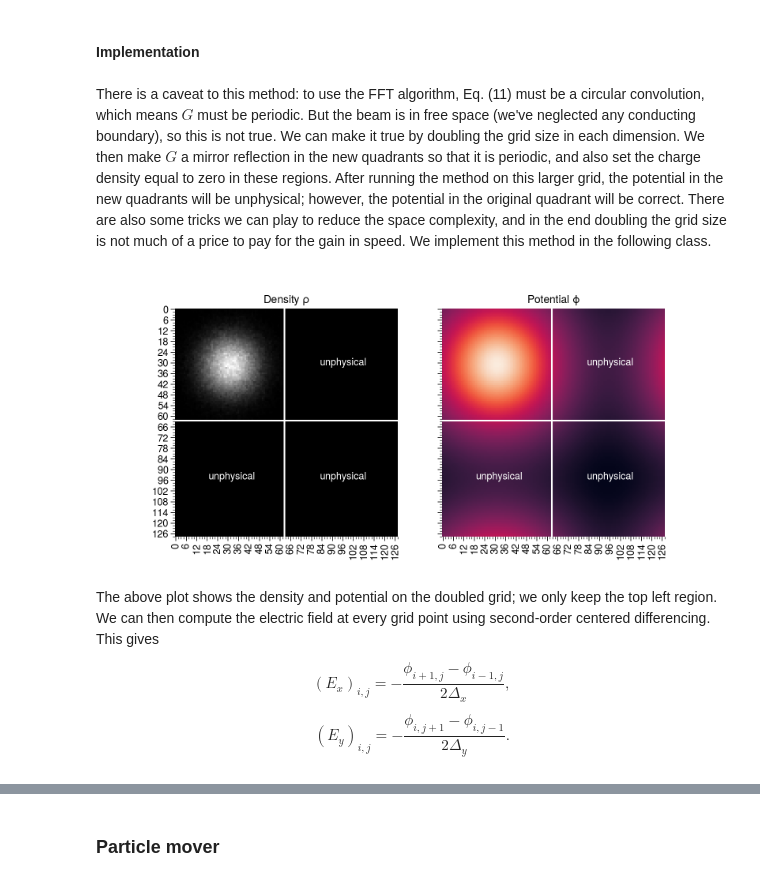
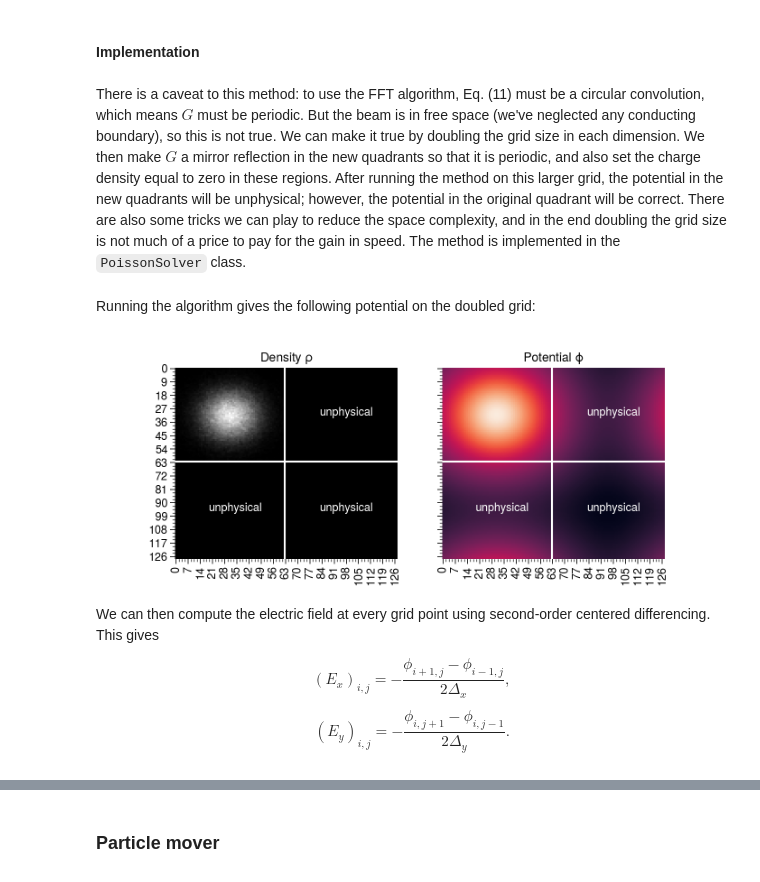
Before and after one commit to austin-hoover/blog_old, a Jupyter notebook: _notebooks/2021-02-15-PIC.ipynb, the cells around one changed output, grey strips where cells are left out. Drawn from its saved outputs; the diff is of its cells as text; code cells hidden in the pictures.

```diff
--- a/_notebooks/2021-02-15-PIC.ipynb
+++ b/_notebooks/2021-02-15-PIC.ipynb
@@ -308,13 +313,6 @@ class Bunch:
         self.compute_macrosize()
         self.X, self.positions = None, None
 
-    def fill(self, X):
-        """Fill with particles."""
-        self.X = X if self.X is None else np.vstack([self.X, X])
-        self.positions = self.X[:, [0, 2]]
-        self.nparts = self.X.shape[0]
-        self.compute_macrosize()
-
     def compute_macrosize(self):
         """Update the macrosize and macrocharge."""
         if self.nparts > 0:
@@ -323,6 +321,13 @@ class Bunch:
             self.macrosize = 0
         self.macrocharge = self.charge * self.macrosize
 
+    def fill(self, X):
+        """Fill with particles."""
+        self.X = X if self.X is None else np.vstack([self.X, X])
+        self.positions = self.X[:, [0, 2]]
+        self.nparts = X.shape[0]
+        self.compute_macrosize()
+
     def compute_extremum(self):
         """Get extreme x and y coorinates."""
         self.xmin, self.ymin = np.min(self.positions, axis=0)
@@ -520,7 +535,7 @@ where the hat represents the [discrete Fourier transform](https://en.wikipedia.o
 # %% [markdown]
 #### Implementation
 # %% [markdown]
-There is a caveat to this method: to use the FFT algorithm, Eq. (11) must be a circular convolution, which means $G$ must be periodic. But the beam is in free space (we've neglected any conducting boundary), so this is not true. We can make it true by doubling the grid size in each dimension. We then make $G$ a mirror reflection in the new quadrants so that it is periodic, and also set the charge density equal to zero in these regions. After running the method on this larger grid, the potential in the new quadrants will be unphysical; however, the potential in the original quadrant will be correct. There are also some tricks we can play to reduce the space complexity, and in the end doubling the grid size is not much of a price to pay for the gain in speed. We implement this method in the following class.
+There is a caveat to this method: to use the FFT algorithm, Eq. (11) must be a circular convolution, which means $G$ must be periodic. But the beam is in free space (we've neglected any conducting boundary), so this is not true. We can make it true by doubling the grid size in each dimension. We then make $G$ a mirror reflection in the new quadrants so that it is periodic, and also set the charge density equal to zero in these regions. After running the method on this larger grid, the potential in the new quadrants will be unphysical; however, the potential in the original quadrant will be correct. There are also some tricks we can play to reduce the space complexity, and in the end doubling the grid size is not much of a price to pay for the gain in speed. The method is implemented in the `PoissonSolver` class.
 # %%
 from scipy.fft import fft2, ifft2
 
@@ -531,8 +546,8 @@ class PoissonSolver:
     ----------
     rho, phi, G : ndarray, shape (2*Nx, 2*Ny)
         Charge density (rho), potential (phi), and Green's function (G) at each
-        grid point. Only one quadrant (i < Nx, j < Ny) corresponds to to the
-        real potential.
+        grid point on a doubled grid. Only one quadrant (i < Nx, j < Ny)
+        corresponds to to the real potential.
     """
     def __init__(self, grid):
         self.grid = grid
@@ -544,20 +559,18 @@ class PoissonSolver:
         self.__init__(grid)
 
     def _compute_greens_function(self, line_charge_density):
-        """Compute Green's function on extended grid."""
+        """Compute Green's function on doubled grid."""
         Nx, Ny = self.grid.Nx, self.grid.Ny
-        x = self.grid.x - self.grid.x[0]
-        y = self.grid.y - self.grid.y[0]
-        Y, X = np.meshgrid(x, y)
+        Y, X = np.meshgrid(self.grid.x - self.grid.xmin,
+                           self.grid.y - self.grid.ymin)
         self.G[:Nx, :Ny] = np.log(X**2 + Y**2, out=np.zeros_like(X),
                                   where=(X+Y>0))
         self.G *= -0.5 * line_charge_density / (2 * pi * epsilon_0)
-        # Make periodic
         self.G[Nx:, :] = np.flip(self.G[:Nx, :], axis=0)
         self.G[:, Ny:] = np.flip(self.G[:, :Ny], axis=1)
 
     def get_potential(self, rho, line_charge_density):
-        """Compute the electric potential.
+        """Compute the electric potential on the grid.
 
         Parameters
         ----------
@@ -576,3 +589,5 @@ class PoissonSolver:
         self._compute_greens_function(line_charge_density)
         self.phi = ifft2(fft2(self.G) * fft2(self.rho)).real
         return self.phi[:Nx, :Ny]
+# %% [markdown]
+Running the algorithm gives the following potential on the doubled grid:
@@ -579,19 +597,17 @@ class PoissonSolver:
 # %%
-solver = PoissonSolver(grid)
-phi = solver.get_potential(rho, bunch.line_charge_density)
-
-fig, axes = plt.subplots(ncols=2, figsize=(8, 3.75), sharey=True, sharex=True)
+#hide_input
+fig, axes = plt.subplots(ncols=2, figsize=(7, 2.75), sharey=True)
 sns.heatmap(solver.rho.T, ax=axes[0], cmap='binary_r', cbar=False)
 sns.heatmap(solver.phi.T, ax=axes[1], cbar=False)
 for ax in axes:
     ax.axvline(63, c='w'); ax.axhline(63, c='w')
     for xy in [(0.65, 0.75), (0.15, 0.25), (0.65, 0.25)]:
         ax.annotate('unphysical', xy=xy, xycoords='axes fraction', c='w')
 myplt.set_labels(axes, [r'Density $\rho$', r'Potential $\phi$'], 'title')
 # %% [output]
-[figure, old version]
+[figure, new version]
 # %% [markdown]
-The above plot shows the density and potential on the doubled grid; we only keep the top left region. We can then compute the electric field at every grid point using second-order centered differencing. This gives
+We can then compute the electric field at every grid point using second-order centered differencing. This gives
 
 $$(E_x)_{i,j} = -\frac{\phi_{i+1,j} - \phi_{i-1,j}}{2\Delta_x}, $$
 
```
Also changed, not shown: parts of 36 cells of this notebook, 5 other files.
